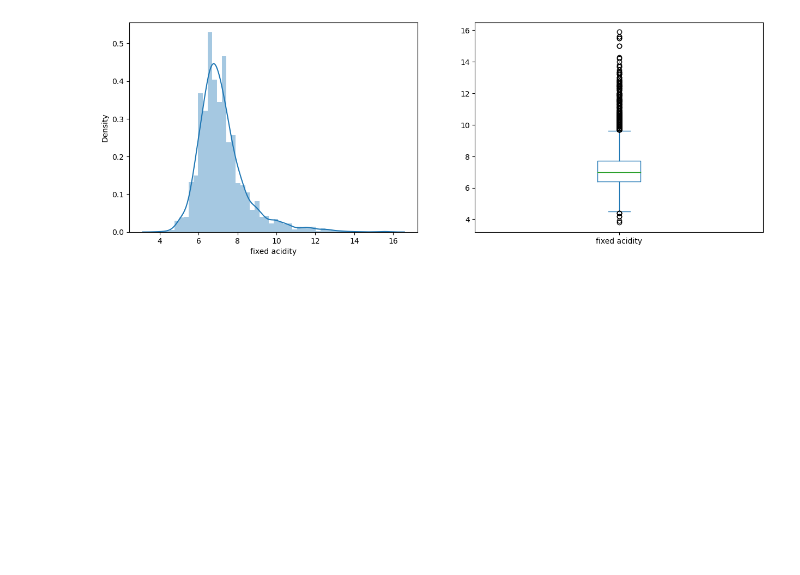
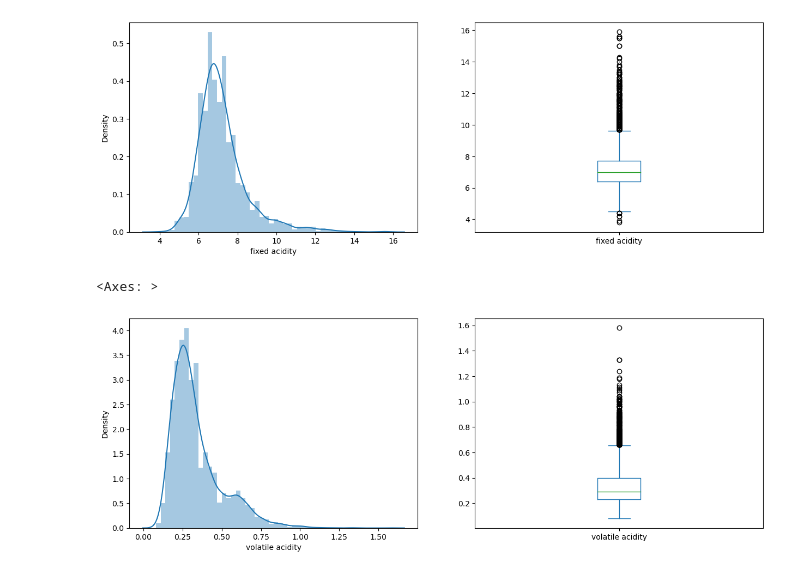
Before and after one commit to PixelQuinn/wine-quality-prediction, a Jupyter notebook: Wine Quality Prediction.ipynb, the cells around one changed output. Cells and saved outputs as stored; diff of their text form; code cells hidden in the pictures; blank space fills up the shorter version.

Commit message:
feat: all vars visualized

```diff
--- a/Wine Quality Prediction.ipynb
+++ b/Wine Quality Prediction.ipynb
@@ -108,3 +106,12 @@ wine['fixed acidity'].plot.box(figsize=(15,5))
 # %% [output]
 <Axes: >
 [figure]
+# %%
+plt.figure(2)
+plt.subplot(121)
+sns.distplot(wine['volatile acidity'])
+plt.subplot(122)
+wine['volatile acidity'].plot.box(figsize=(15,5))
+# %% [output]
+<Axes: >
+[figure, added]
```
Also changed, not shown: parts of 11 cells of this notebook.
